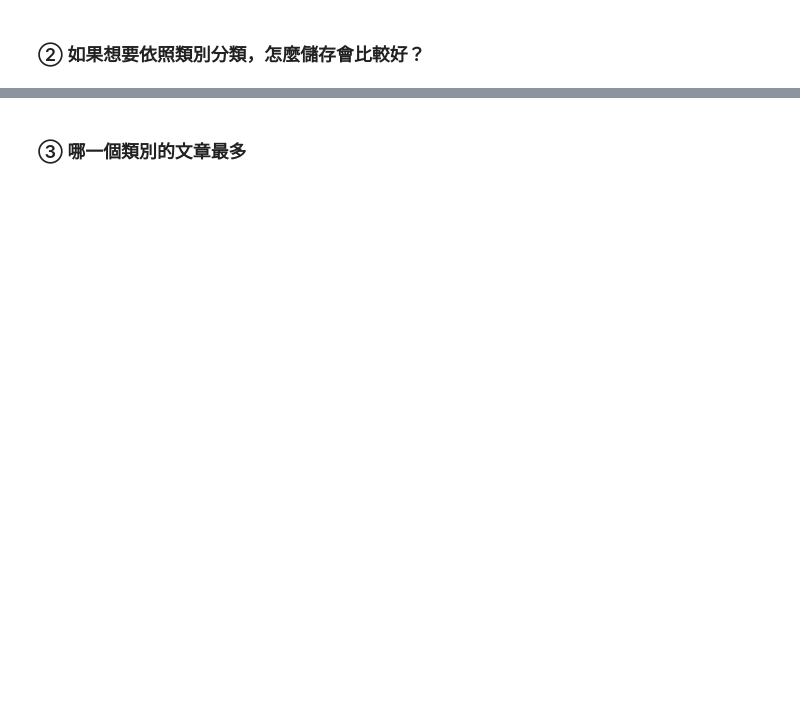
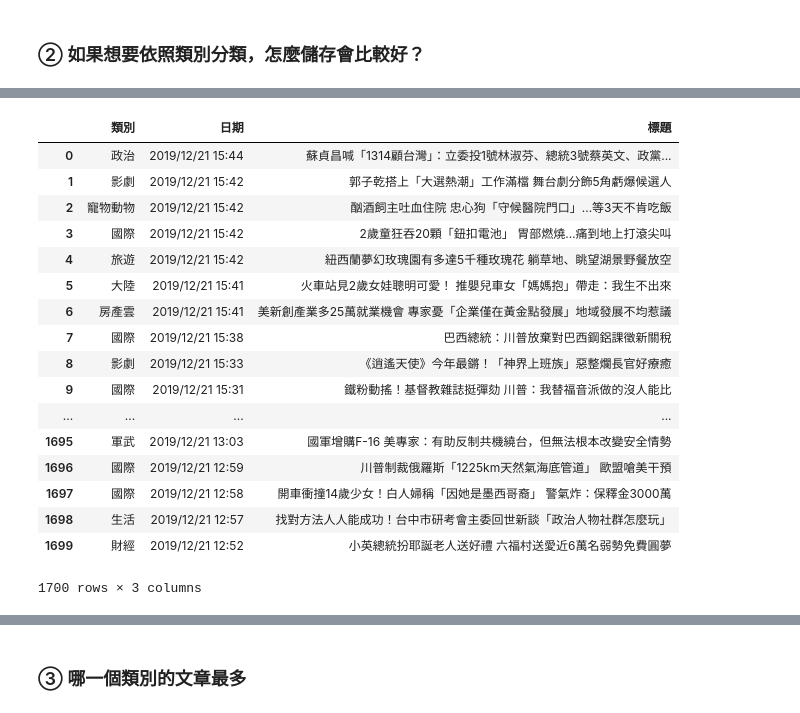
Before and after one commit to okayell/1st-PyCrawlerMarathon, a Jupyter notebook: homework/Day012_HW.ipynb, the cells around one changed output, grey strips where cells are left out. Cells and saved outputs as stored; diff of their text form; code cells hidden in the pictures; blank space fills up the shorter version.

```diff
--- a/homework/Day012_HW.ipynb
+++ b/homework/Day012_HW.ipynb
@@ -68,3 +67,32 @@ type_num
  '財經',
  '軍武',
  '體育'}
+# %%
+news_list = []
+for t in type_num :
+    for d in soup.find(class_="part_list_2").find_all("h3"):
+        news_list.append([d.find('em').text, d.find(class_='date').text, d.find_all('a')[-1].text])
+# %%
+import pandas as pd
+
+df = pd.DataFrame(news_list, columns=['類別', '日期', '標題'])
+df
+# %% [output]
+|  | 類別 | 日期 | 標題 |
+| 0 | 政治 | 2019/12/21 15:44 | 蘇貞昌喊「1314顧台灣」：立委投1號林淑芬、總統3號蔡英文、政黨... |
+| 1 | 影劇 | 2019/12/21 15:42 | 郭子乾搭上「大選熱潮」工作滿檔 舞台劇分飾5角虧爆候選人 |
+| 2 | 寵物動物 | 2019/12/21 15:42 | 酗酒飼主吐血住院 忠心狗「守候醫院門口」...等3天不肯吃飯 |
+| 3 | 國際 | 2019/12/21 15:42 | 2歲童狂吞20顆「鈕扣電池」 胃部燃燒…痛到地上打滾尖叫 |
+| 4 | 旅遊 | 2019/12/21 15:42 | 紐西蘭夢幻玫瑰園有多達5千種玫瑰花 躺草地、眺望湖景野餐放空 |
+| 5 | 大陸 | 2019/12/21 15:41 | 火車站見2歲女娃聰明可愛！ 推嬰兒車女「媽媽抱」帶走：我生不出來 |
+| 6 | 房產雲 | 2019/12/21 15:41 | 美新創產業多25萬就業機會 專家憂「企業僅在黃金點發展」地域發展不均惹議 |
+| 7 | 國際 | 2019/12/21 15:38 | 巴西總統：川普放棄對巴西鋼鋁課徵新關稅 |
+| 8 | 影劇 | 2019/12/21 15:33 | 《逍遙天使》今年最鏘！「神界上班族」惡整爛長官好療癒 |
+| 9 | 國際 | 2019/12/21 15:31 | 鐵粉動搖！基督教雜誌挺彈劾 川普：我替福音派做的沒人能比 |
+| ... | ... | ... | ... |
+| 1695 | 軍武 | 2019/12/21 13:03 | 國軍增購F-16 美專家：有助反制共機繞台，但無法根本改變安全情勢 |
+| 1696 | 國際 | 2019/12/21 12:59 | 川普制裁俄羅斯「1225km天然氣海底管道」 歐盟嗆美干預 |
+| 1697 | 國際 | 2019/12/21 12:58 | 開車衝撞14歲少女！白人婦稱「因她是墨西哥裔」 警氣炸：保釋金3000萬 |
+| 1698 | 生活 | 2019/12/21 12:57 | 找對方法人人能成功！台中市研考會主委回世新談「政治人物社群怎麼玩」 |
+| 1699 | 財經 | 2019/12/21 12:52 | 小英總統扮耶誕老人送好禮 六福村送愛近6萬名弱勢免費圓夢 |
+1700 rows × 3 columns
```
Also changed, not shown: parts of 6 cells of this notebook, 6 other files.
